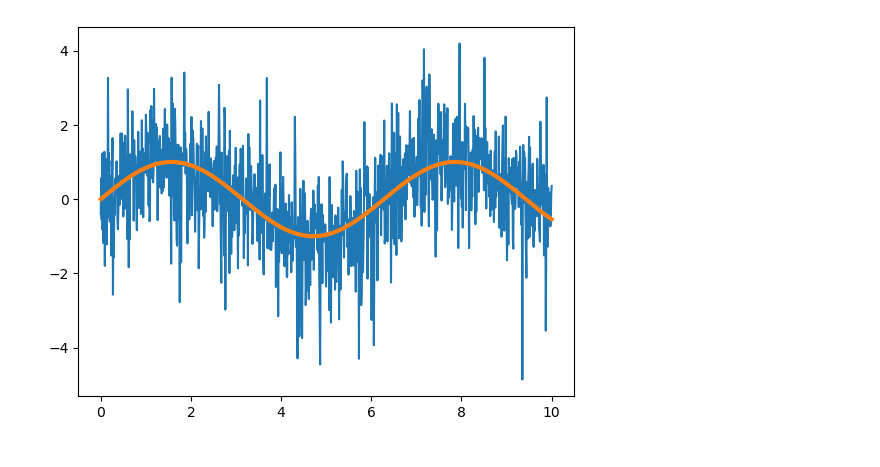
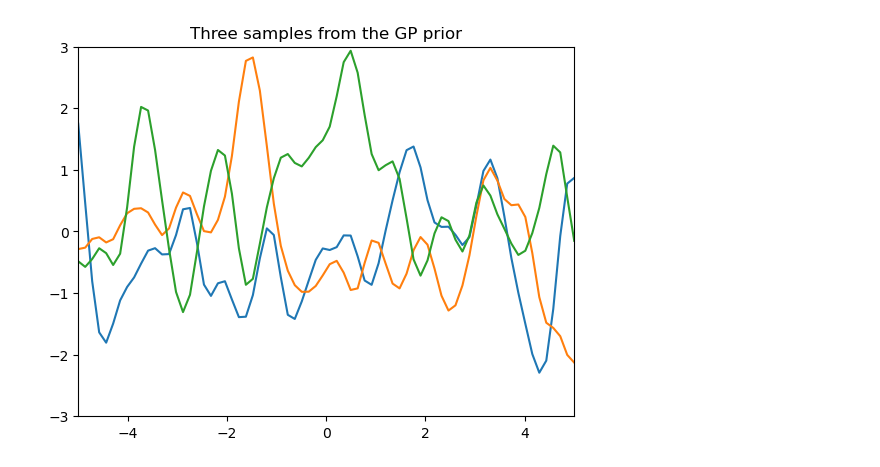
Before and after one commit to pappataci/GaussianProcesses, a Jupyter notebook: GaussianProcessExample.ipynb, the cells around one changed output. Drawn from its saved outputs; the diff is of its cells as text; code cells hidden in the pictures.

```diff
--- a/GaussianProcessExample.ipynb
+++ b/GaussianProcessExample.ipynb
@@ -1,32 +1,34 @@
 # %%
 import numpy as np
-import matplotlib.pyplot as plt
-from sklearn.gaussian_process import GaussianProcessRegressor
-from sklearn.gaussian_process.kernels import RBF, ConstantKernel as C
+import matplotlib.pyplot as pl
 
-seed_number = 237
+# Test data
+n = 72
+
+seed_number = 11
+Xtest = np.linspace(-5, 5, n).reshape(-1,1)
+
 np.random.seed(seed_number)
 
+# Define the kernel function
+def kernel(a, b, param):
+    sqdist = np.sum(a**2,1).reshape(-1,1) + np.sum(b**2,1) - 2*np.dot(a, b.T)
+    return np.exp(-.5 * (1/param) * sqdist)
 
-# This is the deterministic part of the function:
-f = lambda x : np.sin(x)
+param = 0.1
+K_ss = kernel(Xtest, Xtest, param)
 
-# create input data
+# Get cholesky decomposition (square root) of the
+# covariance matrix
+L = np.linalg.cholesky(K_ss + 1e-15*np.eye(n))
+# Sample 3 sets of standard normals for our test points,
+# multiply them by the square root of the covariance matrix
+f_prior = np.dot(L, np.random.normal(size=(n,3)))
 
-number_of_points = 1000
-X = np.atleast_2d(np.linspace(0,10,number_of_points)).T
-
-# Generate deterministic part
-y = f(X)
-dy = 0.5 + 1.0 * np.random.random(y.shape)
-noise = np.random.normal(0,dy)
-
-y += noise
-
-# Specify the kernel for the Gaussian Process
+# Now let's plot the 3 sampled functions.
+pl.plot(Xtest, f_prior)
+pl.axis([-5, 5, -3, 3])
+pl.title('Three samples from the GP prior')
+pl.show()
+# %% [output]
+[figure, added]
-# %%
-plt.plot(X,y )
-plt.plot(X, f(X),  linewidth = 3)
-plt.show()
-# %% [output]
-[figure, removed]
```
Also changed, not shown: parts of 2 cells of this notebook.
